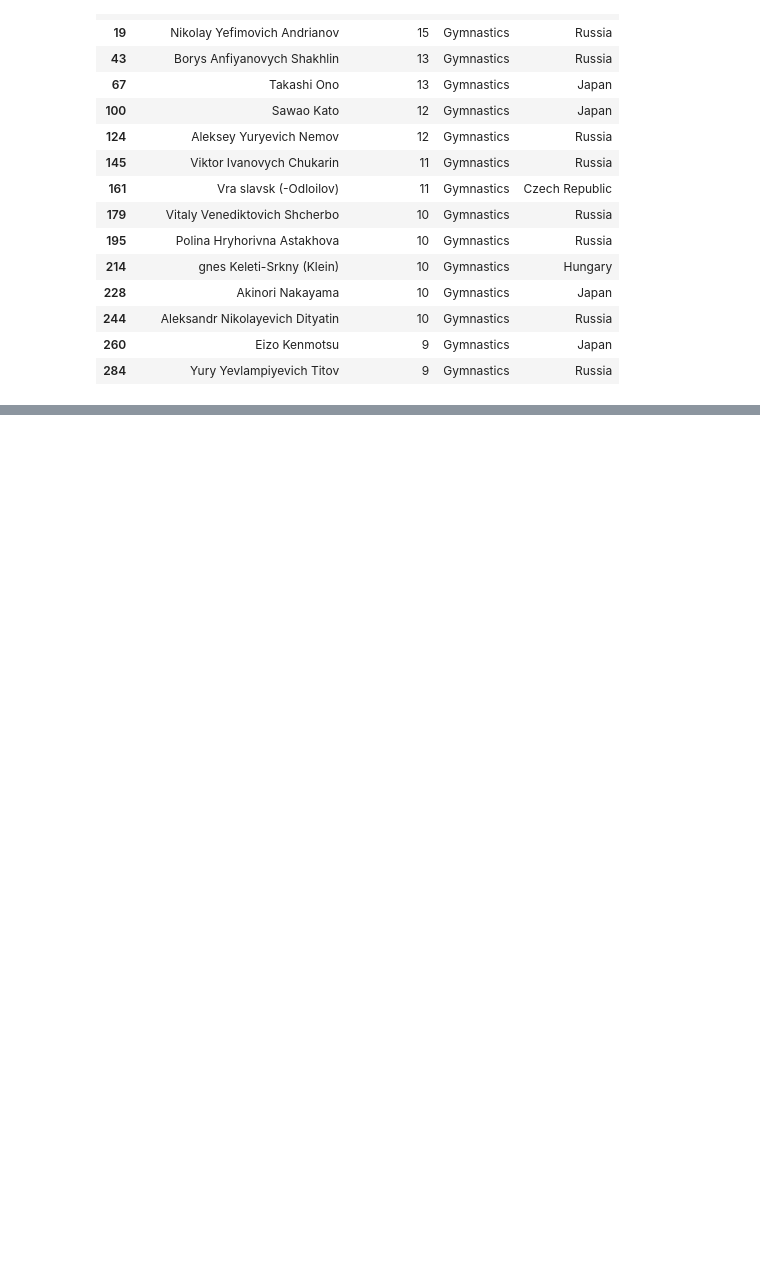
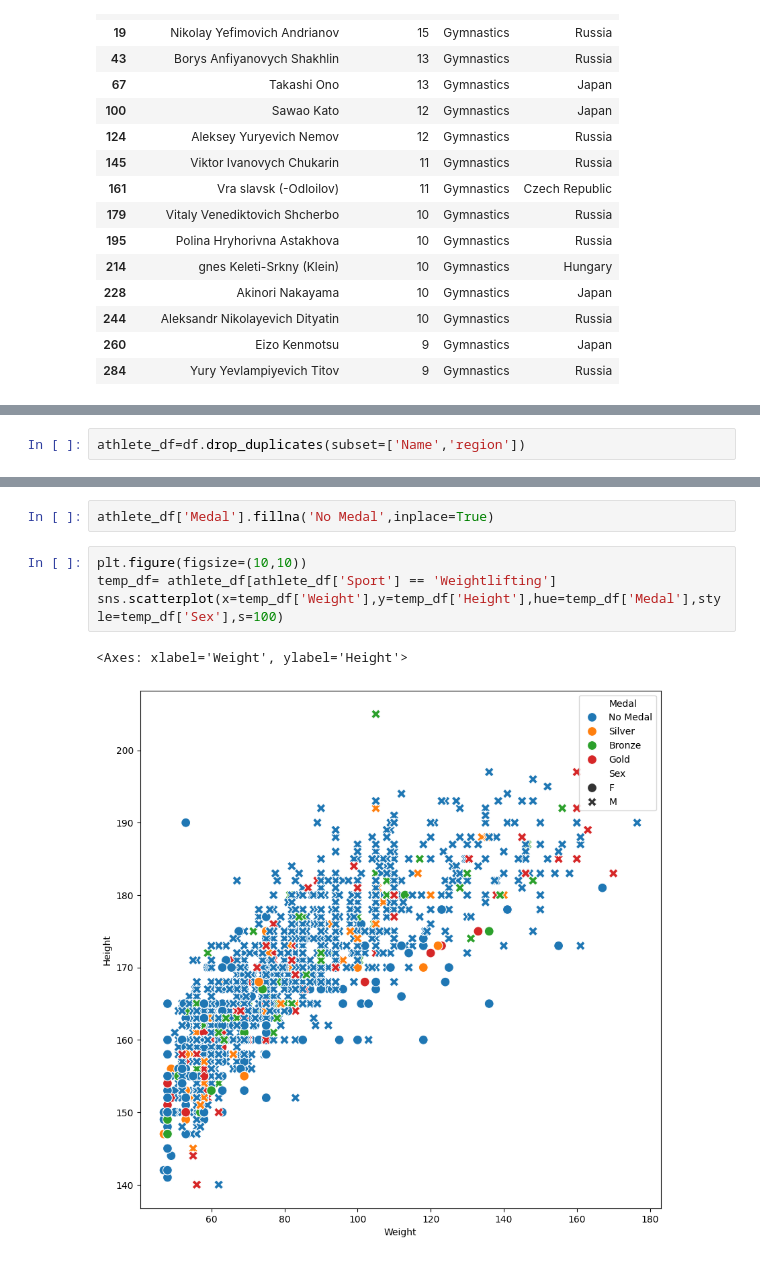
Before and after one commit to SNandini04/Olympics_Data_Analysis_Web_Application, a Jupyter notebook: data_analysis.ipynb, the cells around one changed output, grey strips where cells are left out. Cells and saved outputs as stored; diff of their text form; blank space fills up the shorter version.

```diff
--- a/data_analysis.ipynb
+++ b/data_analysis.ipynb
@@ -581,0 +697,2 @@ most_successful(df,'Gymnastics')
+# %%
+athlete_df=df.drop_duplicates(subset=['Name','region'])
@@ -581,0 +754,9 @@ most_successful(df,'Gymnastics')
+# %%
+athlete_df['Medal'].fillna('No Medal',inplace=True)
+# %%
+plt.figure(figsize=(10,10))
+temp_df= athlete_df[athlete_df['Sport'] == 'Weightlifting']
+sns.scatterplot(x=temp_df['Weight'],y=temp_df['Height'],hue=temp_df['Medal'],style=temp_df['Sex'],s=100)
+# %% [output]
+<Axes: xlabel='Weight', ylabel='Height'>
+[figure, added]
```
Also changed, not shown: parts of 25 cells of this notebook, 5 other files.
